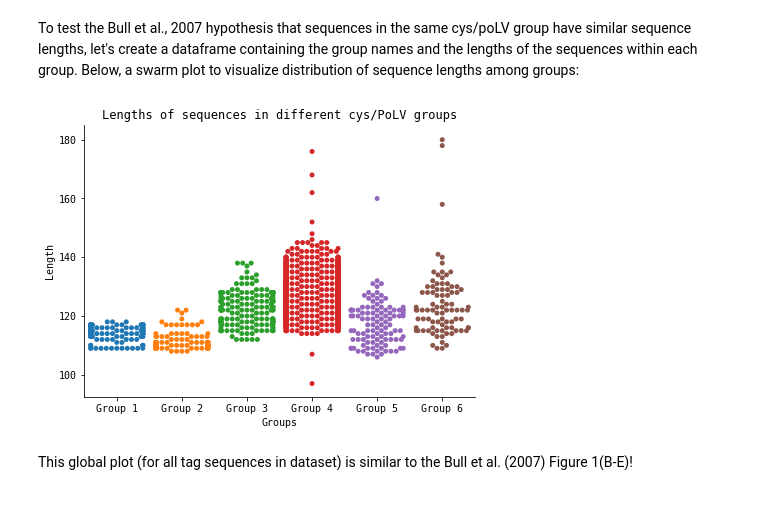
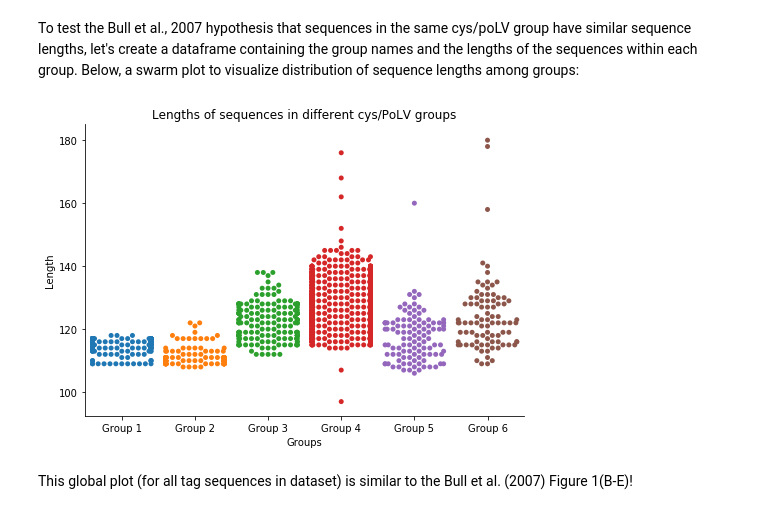
Before and after one commit to dieumynguyen/githinji_vargenes, a Jupyter notebook: Githinji_2017_Review.ipynb, the cells around one changed output. Drawn from its saved outputs; the diff is of its cells as text; code cells hidden in the pictures.

```diff
--- a/Githinji_2017_Review.ipynb
+++ b/Githinji_2017_Review.ipynb
@@ -157,7 +157,7 @@ x_labels = ["cys1", "cys2", "cys3", "cys4", "cys5"]
 y = [len(cys1_records), len(cys2_records), len(cys3_records),
      len(cys4_records), len(cys5_records)]
 
-font = {'family' : 'monospace',
+font = {'family' : 'DejaVu Sans',
         'weight' : 'normal',
         'size'   : 10}
 mpl.rc('font', **font)
@@ -168,6 +168,7 @@ plt.xticks(x, x_labels)
 plt.title('Number of DBLa sequences in cys groups')
 plt.xlabel('Cys group')
 plt.ylabel('Number of DBLa sequences')
-plt.savefig('figures/cys_count.png')
+plt.tight_layout()
+plt.savefig('figures/cys_count.svg', format='svg', dpi=300)
 plt.show()
 # %% [output]
@@ -315,35 +316,36 @@ all_groups = [group_1, group_2, group_3, group_4, group_5, group_6]
 
 # Create dataframe for seaborn plot
 group_values = []
 for group_i, group in enumerate(all_groups):
     sequence_lengths = []
     for sequence in group:
         seq_length = len(sequence)
         sequence_lengths.append(seq_length)
 
     group_values.append(np.array(sequence_lengths))
 
 group_values = np.array(group_values)
 group_ids = ["Group {}".format(i+1) for i in range(len(all_groups))]
 
 data_x = []
 for i, group_id in enumerate(group_ids):
     group_i = group_values[i]
     for datum in group_i:
         data_point = [datum, group_id]
         data_x.append(data_point)
 
 df = pd.DataFrame(data=data_x, columns=["Length", "Groups"])
 
 # Plotting time
 plt.figure(figsize=(7,5))
 sns.color_palette("Set2", 6)
 g = sns.swarmplot(x="Groups", y="Length", data=df).set_title("Lengths of sequences in different cys/PoLV groups")
 sns.despine()
-plt.savefig('figures/cp_length.png')
+plt.tight_layout()
+plt.savefig('figures/cp_length.svg', format='svg', dpi=300)
 plt.show()
 # %% [output]
-[figure, old version]
+[figure, new version]
 # %% [markdown]
 This global plot (for all tag sequences in dataset) is similar to the Bull et al. (2007) Figure 1(B-E)!
 # %% [markdown]
```
Also changed, not shown: parts of 8 cells of this notebook.
